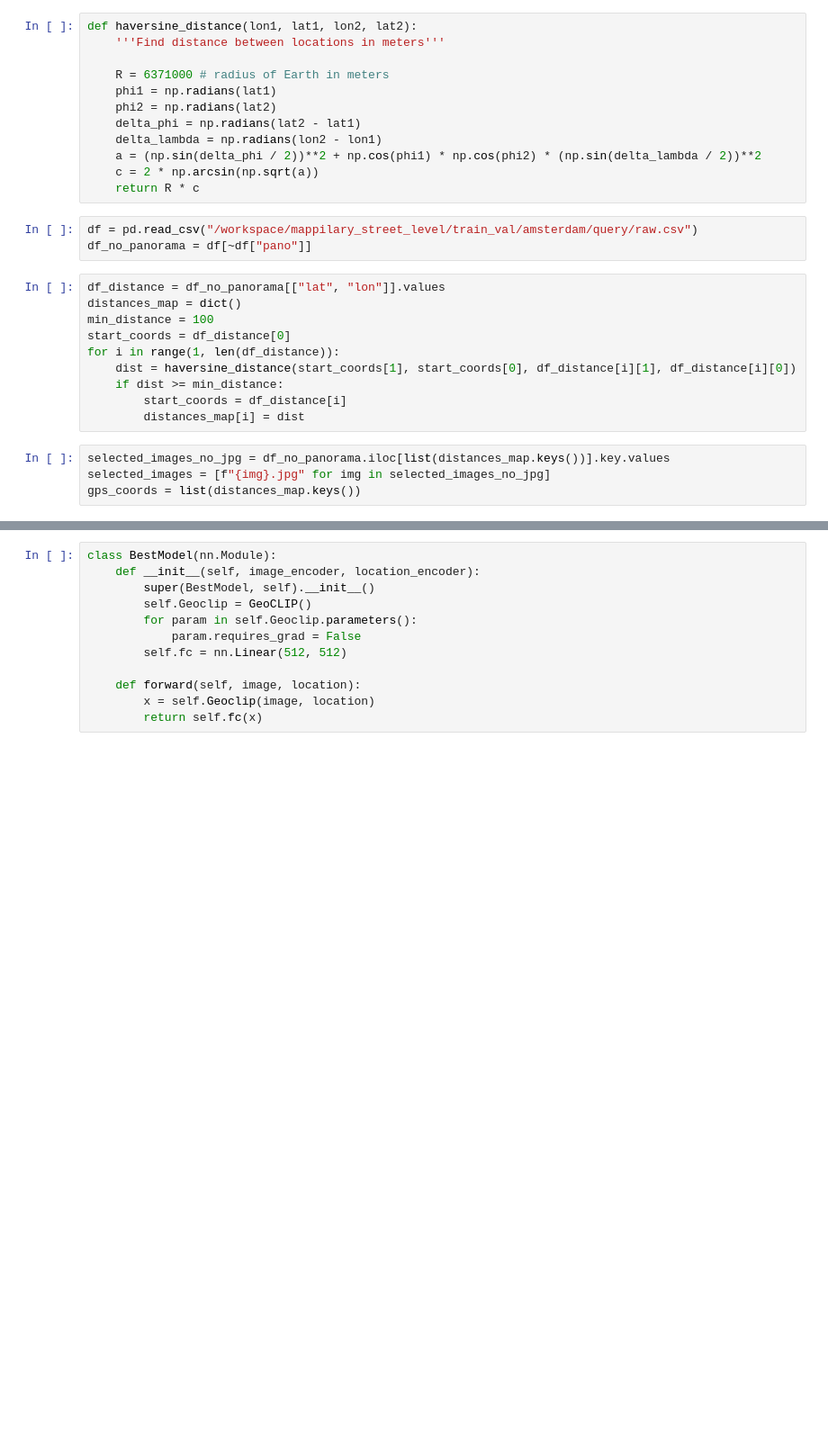
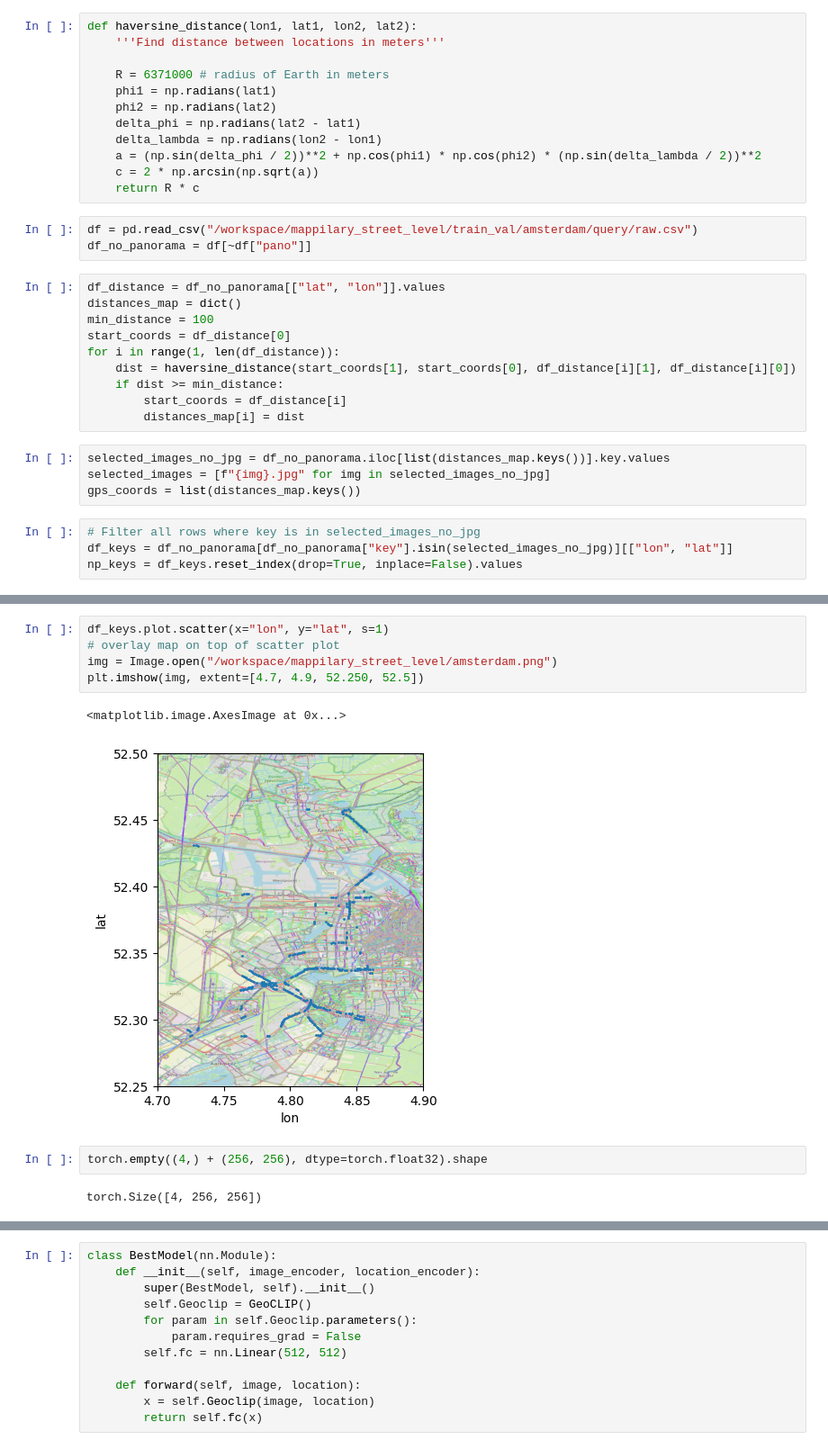
Before and after one commit to t0tl/SnowCLIP, a Jupyter notebook: geoclip/train_geoclip.ipynb, the cells around one changed output, grey strips where cells are left out. Shown at 90% size. Cells and saved outputs as stored; diff of their text form; blank space fills up the shorter version.

```diff
--- a/geoclip/train_geoclip.ipynb
+++ b/geoclip/train_geoclip.ipynb
@@ -40,3 +44,7 @@ for i in range(1, len(df_distance)):
 selected_images_no_jpg = df_no_panorama.iloc[list(distances_map.keys())].key.values
 selected_images = [f"{img}.jpg" for img in selected_images_no_jpg]
 gps_coords = list(distances_map.keys())
+# %%
+# Filter all rows where key is in selected_images_no_jpg
+df_keys = df_no_panorama[df_no_panorama["key"].isin(selected_images_no_jpg)][["lon", "lat"]]
+np_keys = df_keys.reset_index(drop=True, inplace=False).values
@@ -43 +91,13 @@ gps_coords = list(distances_map.keys())
+# %%
+df_keys.plot.scatter(x="lon", y="lat", s=1)
+# overlay map on top of scatter plot
+img = Image.open("/workspace/mappilary_street_level/amsterdam.png")
+plt.imshow(img, extent=[4.7, 4.9, 52.250, 52.5])
+# %% [output]
+<matplotlib.image.AxesImage at 0x...>
+[figure, added]
+# %%
+torch.empty((4,) + (256, 256), dtype=torch.float32).shape
+# %% [output]
+torch.Size([4, 256, 256])
 # %%
```
Also changed, not shown: parts of 21 cells of this notebook, 2 other files.
